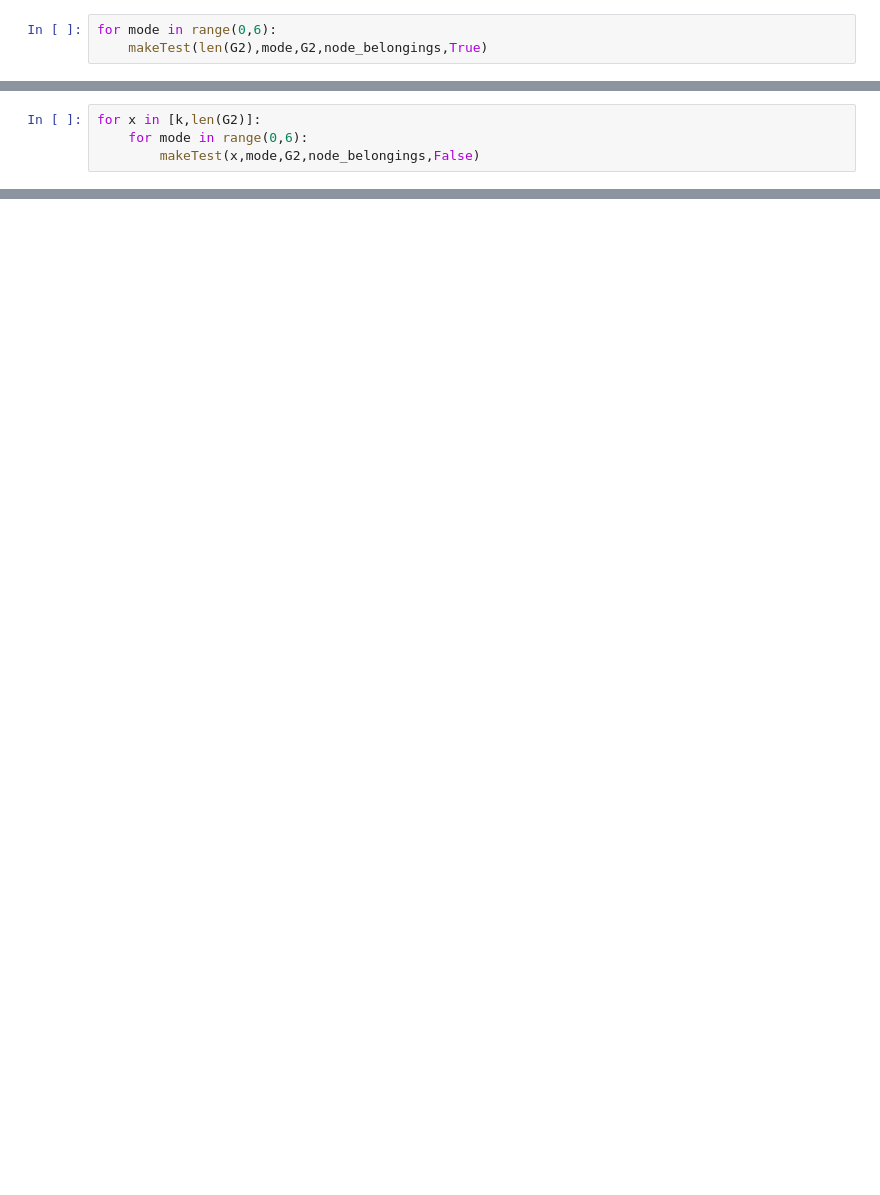
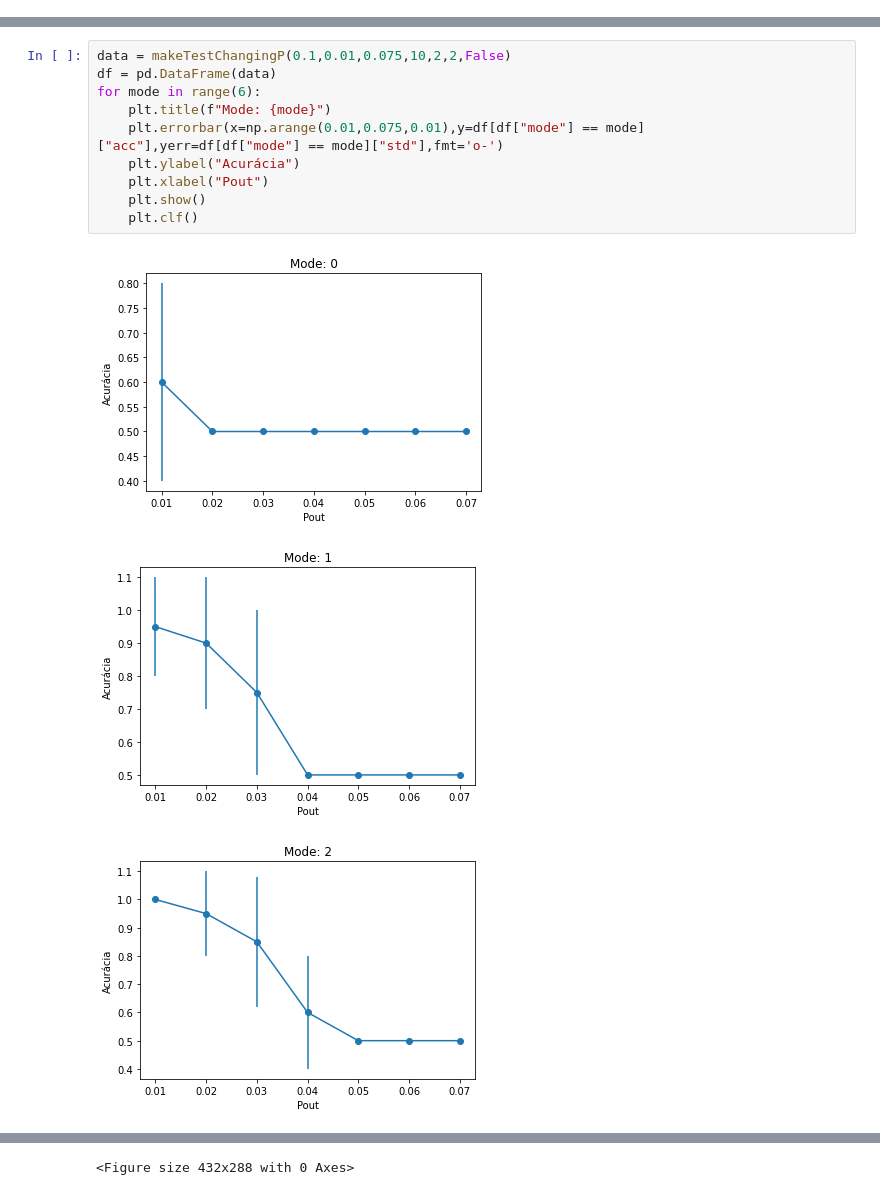
Before and after one commit to FelipeSchreiber/Trabalho_Conclusao_Generalized_Global_Average_Majority_Voting, a Jupyter notebook: AlgorithmTesting-Multiple-Overlapping-Metrics-kin-kout-2-Classes.ipynb, the cells around one changed output, grey strips where cells are left out. Drawn from its saved outputs; the diff is of its cells as text; blank space fills up the shorter version.

```diff
--- a/AlgorithmTesting-Multiple-Overlapping-Metrics-kin-kout-2-Classes.ipynb
+++ b/AlgorithmTesting-Multiple-Overlapping-Metrics-kin-kout-2-Classes.ipynb
@@ -88,3 +18,0 @@ mask = np.column_stack([[0,1,2,3],[0,1,1,0]])
-# %%
-for mode in range(0,6):
-    makeTest(len(G2),mode,G2,node_belongings,True)
@@ -126,4 +18,0 @@ np.unique(a,return_inverse=True)
-# %%
-for x in [k,len(G2)]:
-    for mode in range(0,6):
-        makeTest(x,mode,G2,node_belongings,False)
@@ -210,0 +38,14 @@ array([1, 3])
+# %%
+data = makeTestChangingP(0.1,0.01,0.075,10,2,2,False)
+df = pd.DataFrame(data)
+for mode in range(6):
+    plt.title(f"Mode: {mode}")
+    plt.errorbar(x=np.arange(0.01,0.075,0.01),y=df[df["mode"] == mode]["acc"],yerr=df[df["mode"] == mode]["std"],fmt='o-')
+    plt.ylabel("Acurácia")
+    plt.xlabel("Pout")
+    plt.show()
+    plt.clf()
+# %% [output]
+[figure, added]
+[figure, added]
+[figure, added]
@@ -210,0 +55 @@ array([1, 3])
+<Figure size 432x288 with 0 Axes>
```
Also changed, not shown: parts of 29 cells of this notebook, 7 other files.
